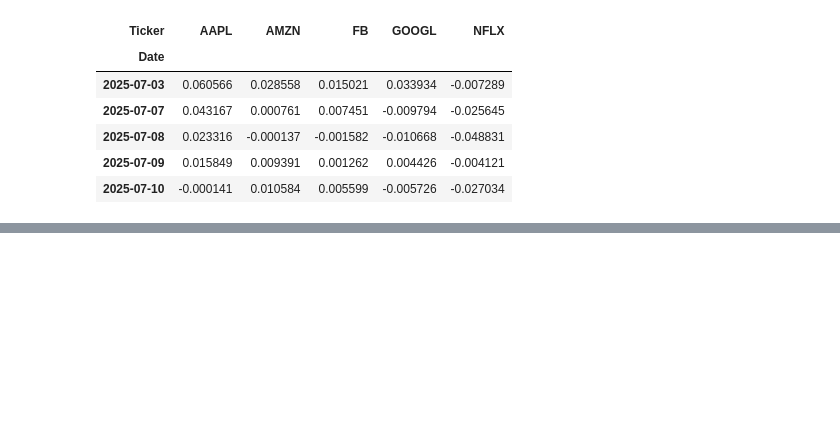
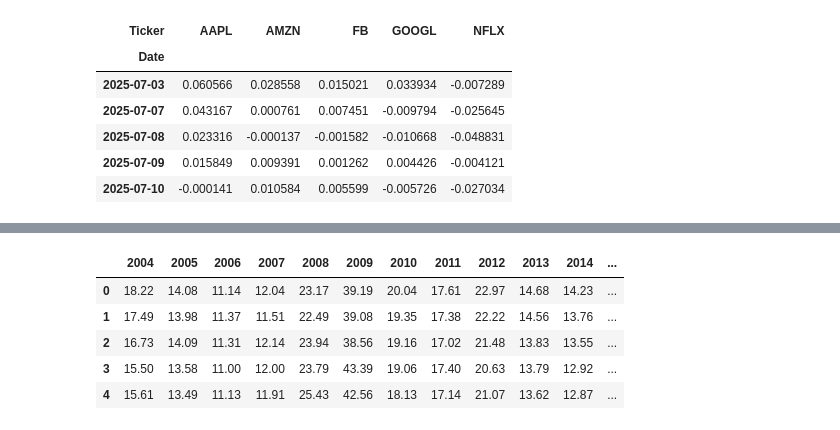
Before and after one commit to snowy615/trade_old_archive, a Jupyter notebook: learning_plots_data_file.ipynb, the cells around one changed output, grey strips where cells are left out. Saved outputs shown, nothing was run; the diff lists cells and outputs as text; code cells hidden in the pictures; blank space fills up the shorter version.

```diff
--- a/learning_plots_data_file.ipynb
+++ b/learning_plots_data_file.ipynb
@@ -538,0 +653,15 @@ fig.show()
+# %%
+years = vix.index.year.unique()
+newdf = pd.DataFrame()
+for year in years:
+    newdf[year] = pd.Series(vix[vix.index.year==year]['VIX Close']).reset_index(drop=True)
+
+newdf = newdf.ffill(axis=1)
+newdf.head()
+# %% [output]
+|  | 2004 | 2005 | 2006 | 2007 | 2008 | 2009 | 2010 | 2011 | 2012 | 2013 | 2014 | ... |
+| 0 | 18.22 | 14.08 | 11.14 | 12.04 | 23.17 | 39.19 | 20.04 | 17.61 | 22.97 | 14.68 | 14.23 | ... |
+| 1 | 17.49 | 13.98 | 11.37 | 11.51 | 22.49 | 39.08 | 19.35 | 17.38 | 22.22 | 14.56 | 13.76 | ... |
+| 2 | 16.73 | 14.09 | 11.31 | 12.14 | 23.94 | 38.56 | 19.16 | 17.02 | 21.48 | 13.83 | 13.55 | ... |
+| 3 | 15.50 | 13.58 | 11.00 | 12.00 | 23.79 | 43.39 | 19.06 | 17.40 | 20.63 | 13.79 | 12.92 | ... |
+| 4 | 15.61 | 13.49 | 11.13 | 11.91 | 25.43 | 42.56 | 18.13 | 17.14 | 21.07 | 13.62 | 12.87 | ... |
```
Also changed, not shown: parts of 9 cells of this notebook.
